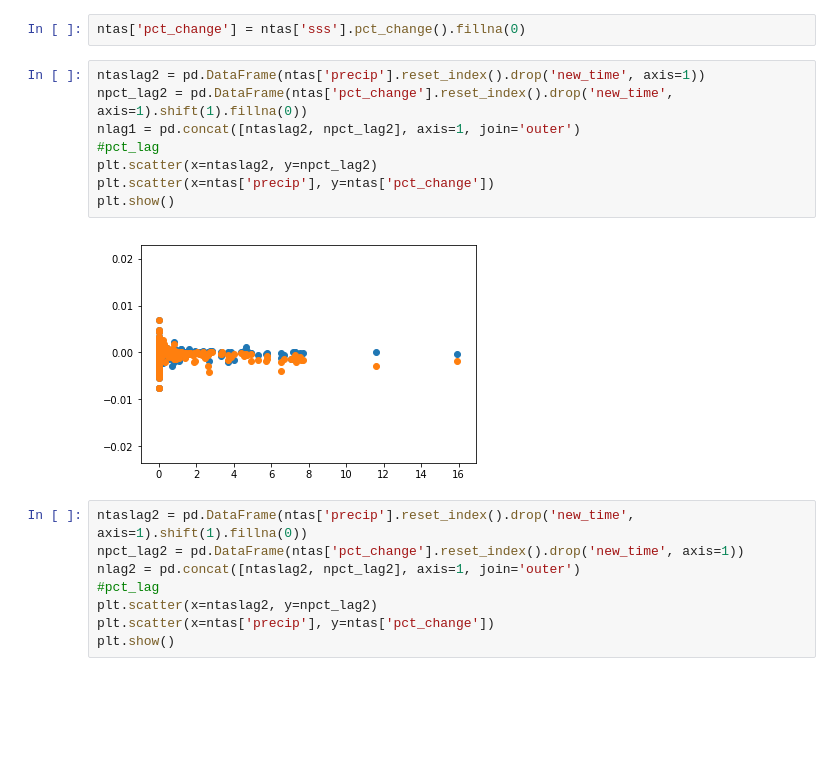
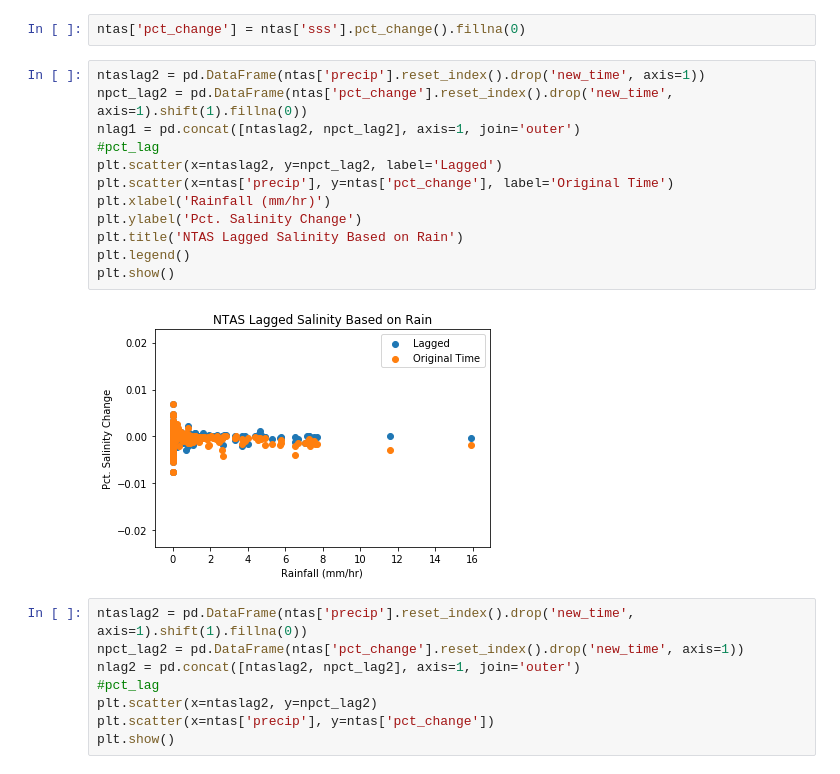
Before and after one commit to uncw-cubesat-lab/rain-class, a Jupyter notebook: Intuitive Look at Precipitation Measures.ipynb, the cells around one changed output. Cells and saved outputs as stored; diff of their text form; blank space fills up the shorter version.

```diff
--- a/Intuitive Look at Precipitation Measures.ipynb
+++ b/Intuitive Look at Precipitation Measures.ipynb
@@ -499,13 +499,17 @@ ntas['pct_change'] = ntas['sss'].pct_change().fillna(0)
 # %%
 ntaslag2 = pd.DataFrame(ntas['precip'].reset_index().drop('new_time', axis=1))
 npct_lag2 = pd.DataFrame(ntas['pct_change'].reset_index().drop('new_time', axis=1).shift(1).fillna(0))
 nlag1 = pd.concat([ntaslag2, npct_lag2], axis=1, join='outer')
 #pct_lag
-plt.scatter(x=ntaslag2, y=npct_lag2)
-plt.scatter(x=ntas['precip'], y=ntas['pct_change'])
+plt.scatter(x=ntaslag2, y=npct_lag2, label='Lagged')
+plt.scatter(x=ntas['precip'], y=ntas['pct_change'], label='Original Time')
+plt.xlabel('Rainfall (mm/hr)')
+plt.ylabel('Pct. Salinity Change')
+plt.title('NTAS Lagged Salinity Based on Rain')
+plt.legend()
 plt.show()
 # %% [output]
-[figure, old version]
+[figure, new version]
 # %%
 ntaslag2 = pd.DataFrame(ntas['precip'].reset_index().drop('new_time', axis=1).shift(1).fillna(0))
 npct_lag2 = pd.DataFrame(ntas['pct_change'].reset_index().drop('new_time', axis=1))
```
Also changed, not shown: parts of 26 cells of this notebook.
